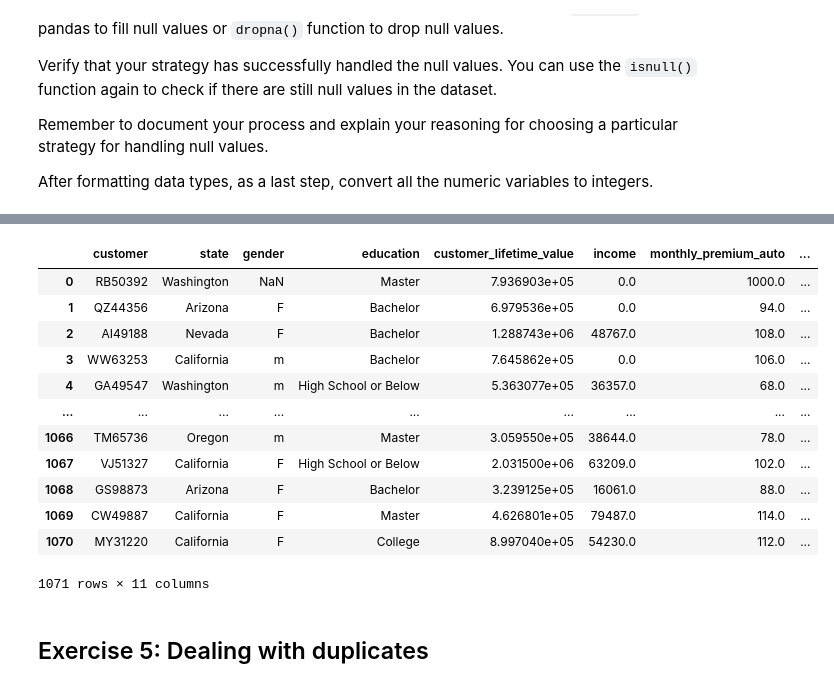
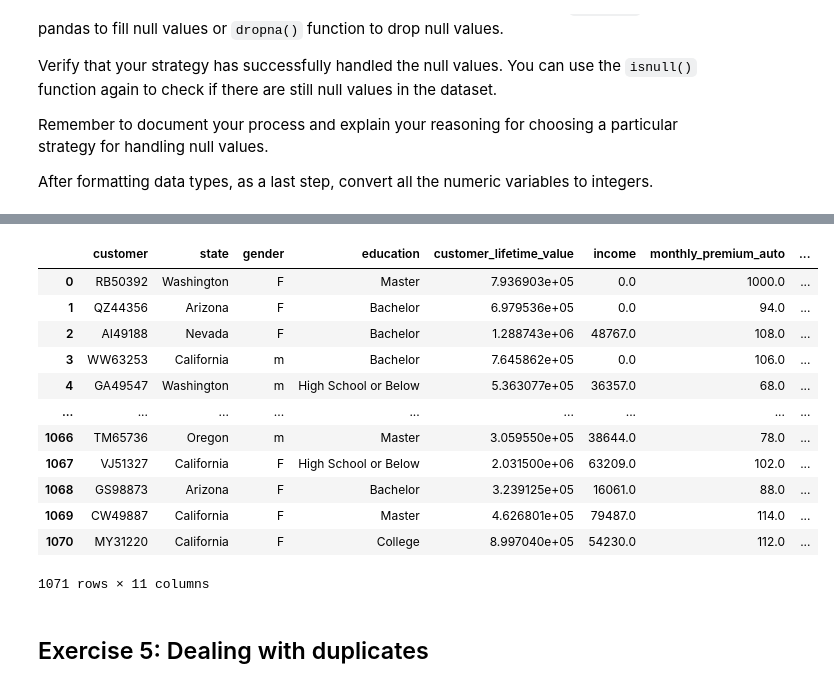
Before and after one commit to ToanTranNgoc84/lab-dw-data-cleaning-and-formatting, a Jupyter notebook: lab-dw-data-cleaning-and-formatting.ipynb, the cells around one changed output, grey strips where cells are left out. Drawn from its saved outputs; the diff is of its cells as text; code cells hidden in the pictures.

```diff
--- a/lab-dw-data-cleaning-and-formatting.ipynb
+++ b/lab-dw-data-cleaning-and-formatting.ipynb
@@ -153,6 +153,10 @@ Luxury            91
 Name: count, dtype: int64
 # %%
 #Gender column contains various inconsistent values such as "F", "M", "Femal", "Male", "female", which need to be standardized, for example, to "M" and "F".insurance_company_df2['gender'] = insurance_company_df2['gender'].str.lower().replace({'f': 'F', 'femal': 'F', 'male': 'M'})
+gender_mapping = {'F': 'F', 'M': 'M', 'Femal': 'F', 'Male': 'M', 'female': 'F', 'male': 'M'}
+mode_gender = insurance_company_df2['gender'].mode()[0]
+insurance_company_df2['gender'].fillna(mode_gender, inplace=True)
+insurance_company_df2['gender'] = insurance_company_df2['gender'].str.lower().replace(gender_mapping)
 
 #State abbreviations be can replaced with its full name, for example "AZ": "Arizona", "Cali": "California", "WA": "Washington"
 state_mapping = {'AZ': 'Arizona', 'Cali': 'California', 'WA': 'Washington'}
@@ -172,6 +176,7 @@ insurance_company_df2['customer_lifetime_value'] = insurance_company_df2['custom
 vehicle_class_mapping = {'Sports Car': 'Luxury', 'Luxury SUV': 'Luxury', 'Luxury Car': 'Luxury'}
 insurance_company_df2['vehicle_class'] = insurance_company_df2['vehicle_class'].replace(vehicle_class_mapping)
 
+
 display(insurance_company_df2)
 # %% [output]
 |  | customer | state | gender | education | customer_lifetime_value | income | monthly_premium_auto | ... |
@@ -360,6 +368,11 @@ for col in numeric_cols:
 null_values_after_fill = df.isnull().sum()
 print("\nNull values in each column after filling null values:\n", null_values_after_fill)
 """
+
+# Filling 'gender' null values with the mode
+mode_gender = insurance_company_df2['gender'].mode()[0]
+insurance_company_df2['gender'].fillna(mode_gender, inplace=True)
+
 # Identify columns with null values
 null_columns = insurance_company_df2.columns[insurance_company_df2.isnull().any()]
 print(insurance_company_df2[null_columns].isnull().sum())
@@ -389,5 +401,5 @@ dtype: int64
 |  | customer | state | gender | education | customer_lifetime_value | income | monthly_premium_auto | ... |
-| 0 | RB50392 | Washington | NaN | Master | 7.936903e+05 | 0.0 | 1000.0 | ... |
+| 0 | RB50392 | Washington | F | Master | 7.936903e+05 | 0.0 | 1000.0 | ... |
 | 1 | QZ44356 | Arizona | F | Bachelor | 6.979536e+05 | 0.0 | 94.0 | ... |
 | 2 | AI49188 | Nevada | F | Bachelor | 1.288743e+06 | 48767.0 | 108.0 | ... |
 | 3 | WW63253 | California | m | Bachelor | 7.645862e+05 | 0.0 | 106.0 | ... |
```
Also changed, not shown: parts of 3 cells of this notebook.
